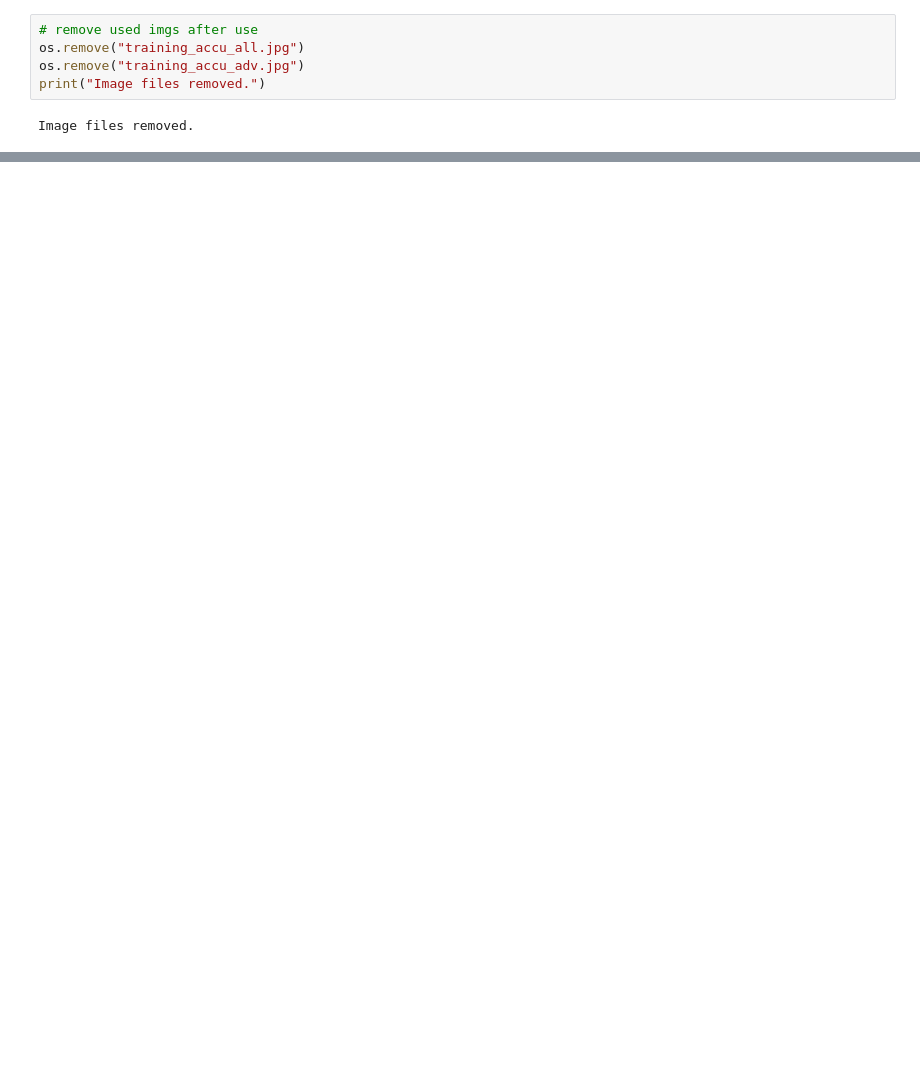
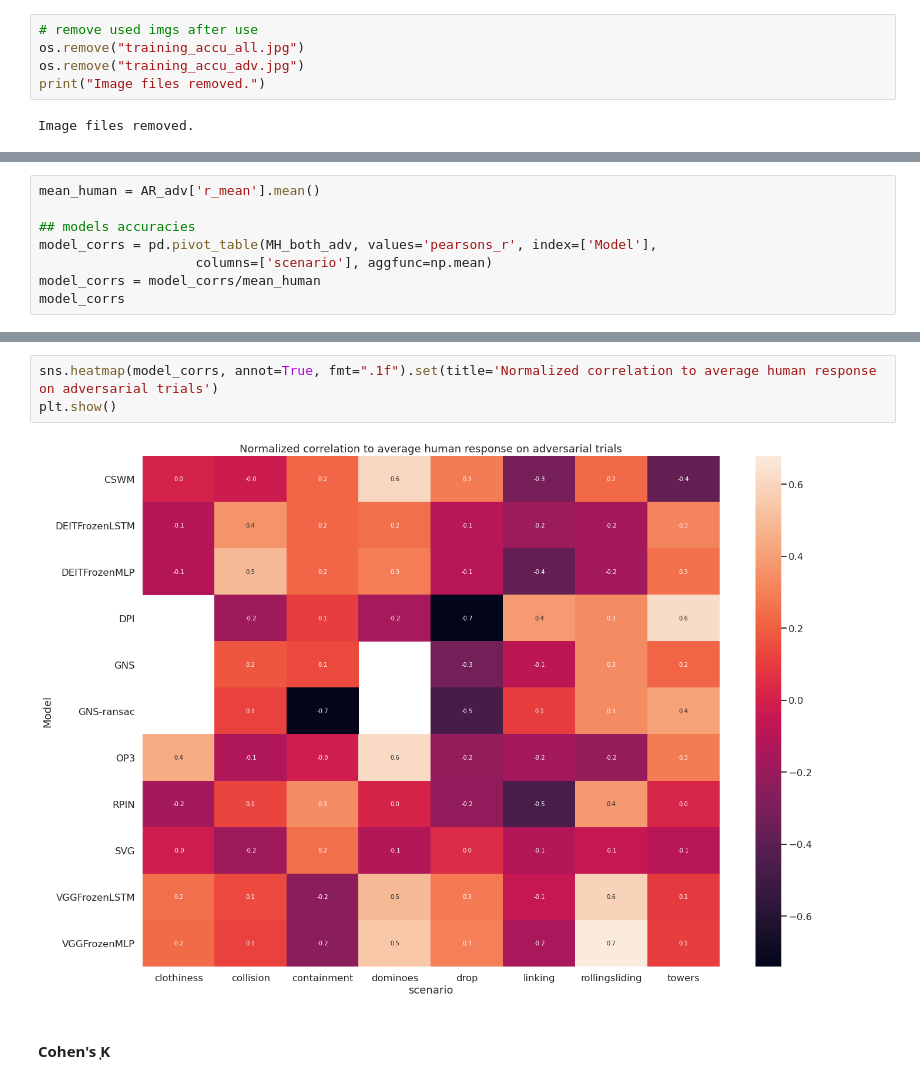
Before and after one commit to cogtoolslab/physics-benchmarking-neurips2021, a Jupyter notebook: analysis/analyze_human_model_behavior.ipynb, the cells around one changed output, grey strips where cells are left out. Drawn from its saved outputs; the diff is of its cells as text; blank space fills up the shorter version.

```diff
--- a/analysis/analyze_human_model_behavior.ipynb
+++ b/analysis/analyze_human_model_behavior.ipynb
@@ -1816,0 +1850,8 @@ Image files removed.
+# %%
+mean_human = AR_adv['r_mean'].mean()
+
+## models accuracies
+model_corrs = pd.pivot_table(MH_both_adv, values='pearsons_r', index=['Model'],
+                    columns=['scenario'], aggfunc=np.mean)
+model_corrs = model_corrs/mean_human
+model_corrs
@@ -1816,0 +1872,7 @@ Image files removed.
+# %%
+sns.heatmap(model_corrs, annot=True, fmt=".1f").set(title='Normalized correlation to average human response on adversarial trials')
+plt.show()
+# %% [output]
+[figure, added]
+# %% [markdown]
+#### Cohen's ͎K
```
Also changed, not shown: parts of 31 cells of this notebook.
